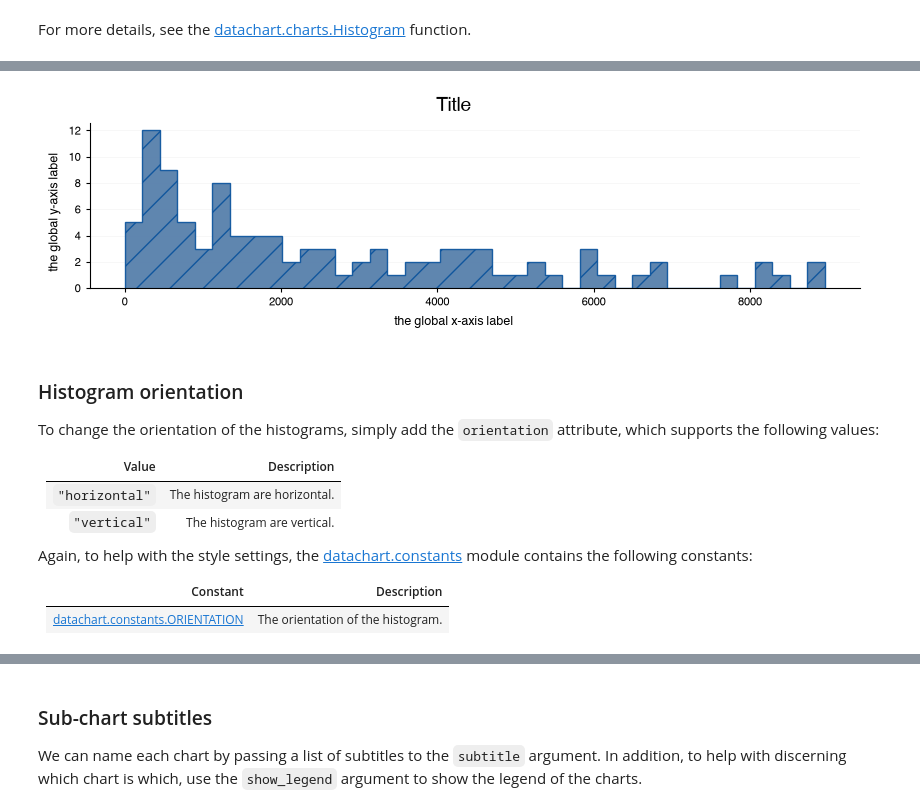
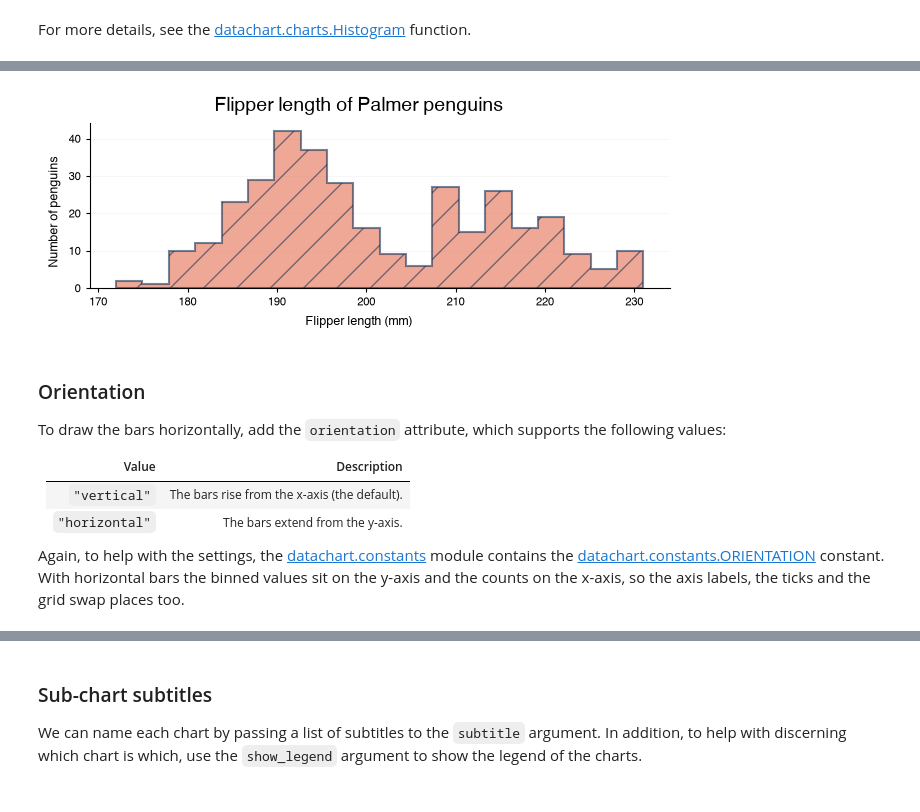
Before and after one commit to eriknovak/datachart, a Jupyter notebook: docs/how-to-guides/charts/histogram.ipynb, the cells around one changed output, grey strips where cells are left out. Saved outputs shown, nothing was run; the diff lists cells and outputs as text; code cells hidden in the pictures.

```diff
--- a/docs/how-to-guides/charts/histogram.ipynb
+++ b/docs/how-to-guides/charts/histogram.ipynb
@@ -104,0 +209,16 @@ Histogram(
+# %%
+FLIPPER_TICKS = [170, 180, 190, 200, 210, 220, 230]
+
+Histogram(
+    data=penguins,
+    # add the title
+    title="Flipper length of Palmer penguins",
+    # add the x and y axis labels
+    xlabel="Flipper length (mm)",
+    ylabel="Number of penguins",
+    # tick the flipper length every 10 mm
+    xticks=FLIPPER_TICKS,
+    # fix the x-axis range
+    xmin=170,
+    xmax=235,
+).show()
@@ -160,38 +317,35 @@ from datachart.constants import HISTOGRAM_TYPE, HATCH_STYLE
 # %%
 Histogram(
-    data=chart_data,
+    data=penguins,
     # define the style of the histogram
     style={
+        "plot_hist_color": "#e76f51",
+        "plot_hist_alpha": 0.6,
         "plot_hist_hatch": HATCH_STYLE.DIAGONAL,
-        "plot_hist_fill": True,
-        "plot_hist_edge_width": 1,
-        "plot_hist_edge_color": "#08519c",
-        "plot_hist_type": HISTOGRAM_TYPE.STEP,
+        "plot_hist_edge_width": 1.5,
+        "plot_hist_edge_color": "#1d3557",
+        "plot_hist_type": HISTOGRAM_TYPE.STEP_FILLED,
     },
-    title="Title",
-    xlabel="the global x-axis label",
-    ylabel="the global y-axis label",
+    title="Flipper length of Palmer penguins",
+    xlabel="Flipper length (mm)",
+    ylabel="Number of penguins",
+    xticks=FLIPPER_TICKS,
     figsize=FIG_SIZE.FULL_SHORT,
     show_grid=SHOW_GRID.Y,
-    num_bins=40,
 ).show()
 # %% [output]
-[figure, old version]
+[figure, new version]
 # %% [markdown]
-### Histogram orientation
+### Orientation
 
-To change the orientation of the histograms, simply add the `orientation` attribute, which supports the following values:
+To draw the bars horizontally, add the `orientation` attribute, which supports the following values:
 
-| Value | Description |
-| :---- | :---------- |
-| `"horizontal"` | The histogram are horizontal. |
-| `"vertical"` | The histogram are vertical. |
+| Value          | Description |
+| :------------- | :---------- |
+| `"vertical"`   | The bars rise from the x-axis (the default). |
+| `"horizontal"` | The bars extend from the y-axis. |
 
-Again, to help with the style settings, the [datachart.constants](../../../references/constants/) module contains the following constants:
-
-| Constant | Description |
-| :------- | :---------- |
-| [datachart.constants.ORIENTATION](../../../references/constants/#datachart.constants.ORIENTATION) | The orientation of the histogram. |
+Again, to help with the settings, the [datachart.constants](../../../references/constants/) module contains the [datachart.constants.ORIENTATION](../../../references/constants/#datachart.constants.ORIENTATION) constant. With horizontal bars the binned values sit on the y-axis and the counts on the x-axis, so the axis labels, the ticks and the grid swap places too.
 # %%
 from datachart.constants import ORIENTATION
 # %%
```
Also changed, not shown: parts of 76 cells of this notebook.
